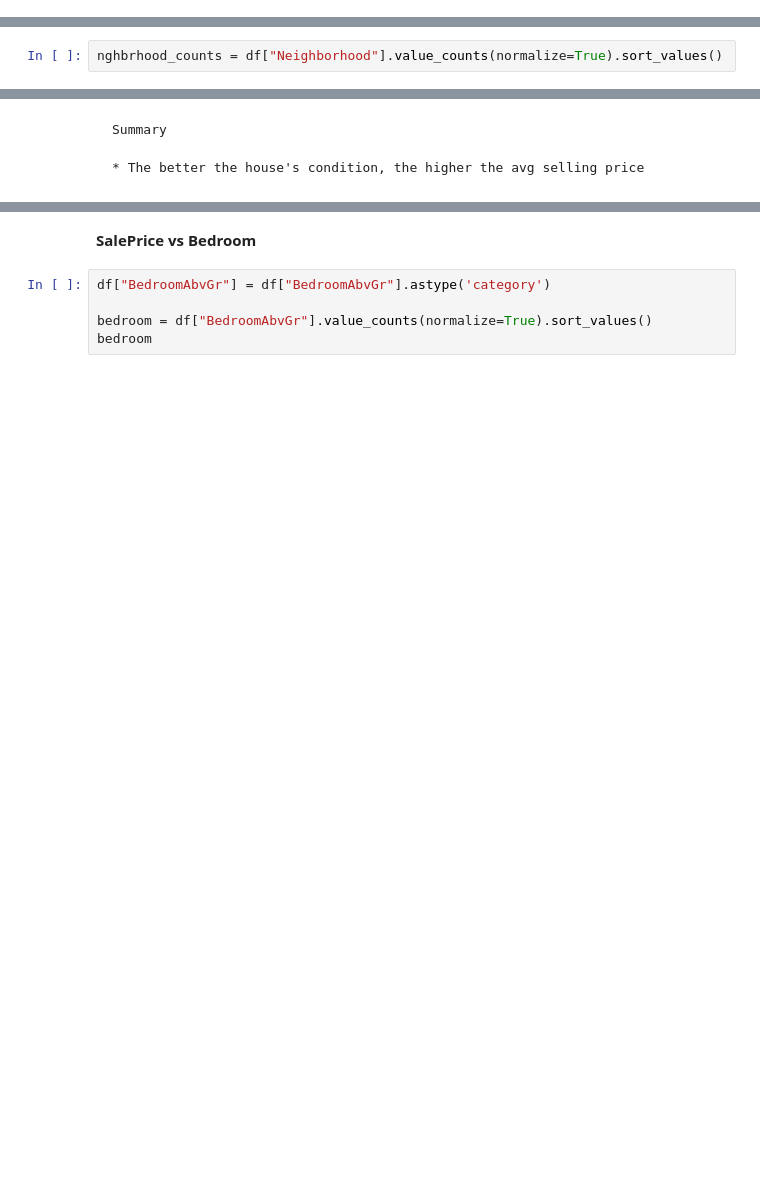
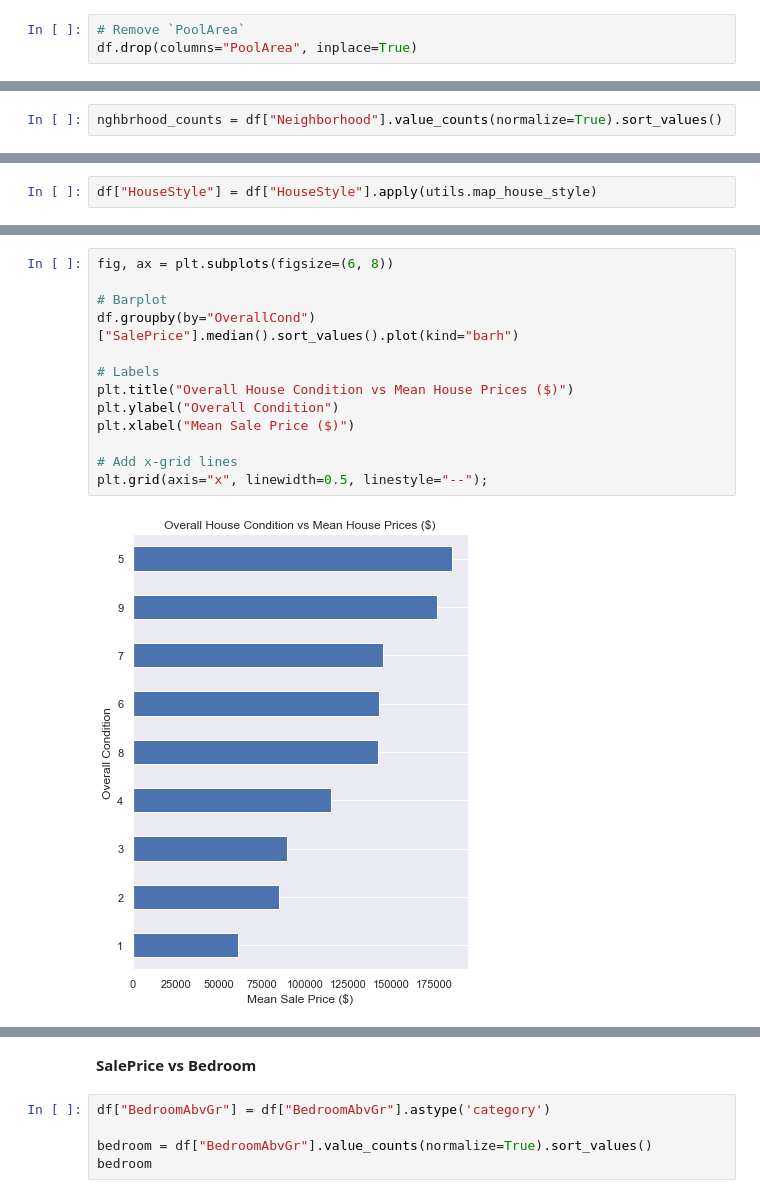
Before and after one commit to Masupa/KaggleLearning, a Jupyter notebook: HousePrices/eda.ipynb, the cells around one changed output, grey strips where cells are left out. Cells and saved outputs as stored; diff of their text form; blank space fills up the shorter version.

```diff
--- a/HousePrices/eda.ipynb
+++ b/HousePrices/eda.ipynb
@@ -500,3 +483,6 @@ utils.plot_scatter_plot(
+# %%
+# Remove `PoolArea`
+df.drop(columns="PoolArea", inplace=True)
 # %% [markdown]
 `Analyze Categorical Features`
 # %% [markdown]
@@ -557,2 +568,4 @@ utils.plot_bar(
+# %%
+df["HouseStyle"] = df["HouseStyle"].apply(utils.map_house_style)
 # %%
 utils.plot_box(df, "SalePrice", "HouseStyle", "House Style vs Sale Price ($)", "Sale Price (%)", "House Style")
@@ -589,4 +609,15 @@ utils.plot_box(
-# %% [markdown]
-    Summary
-
-    * The better the house's condition, the higher the avg selling price
+# %%
+fig, ax = plt.subplots(figsize=(6, 8))
+
+# Barplot
+df.groupby(by="OverallCond")["SalePrice"].median().sort_values().plot(kind="barh")
+
+# Labels
+plt.title("Overall House Condition vs Mean House Prices ($)")
+plt.ylabel("Overall Condition")
+plt.xlabel("Mean Sale Price ($)")
+
+# Add x-grid lines
+plt.grid(axis="x", linewidth=0.5, linestyle="--");
+# %% [output]
+[figure, added]
```
Also changed, not shown: parts of 99 cells of this notebook.
